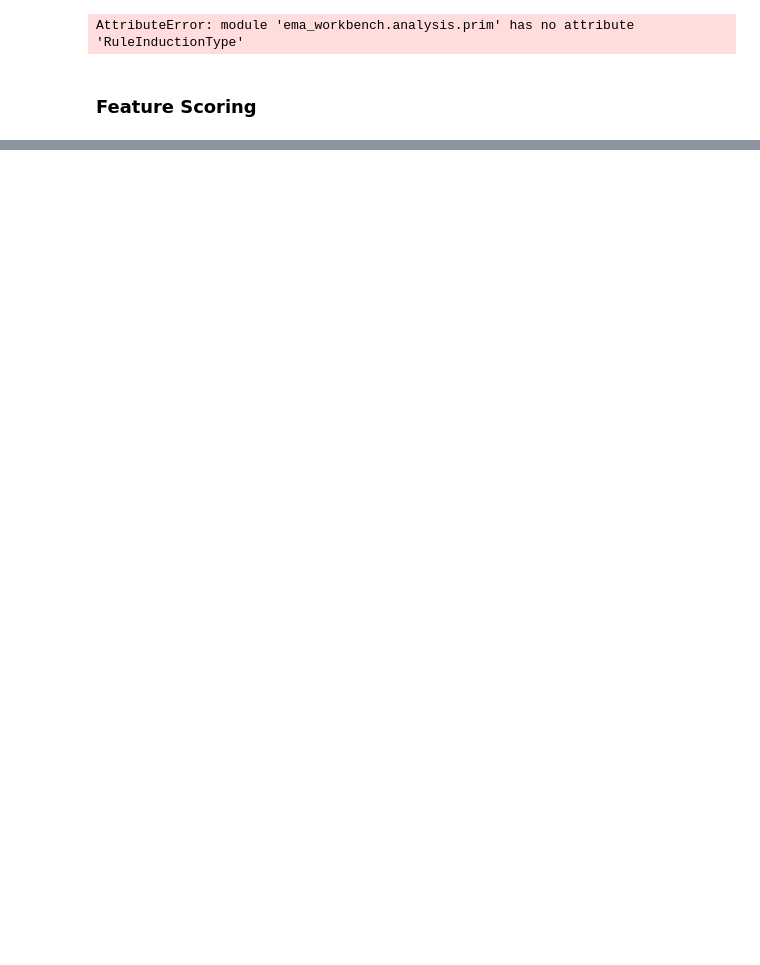
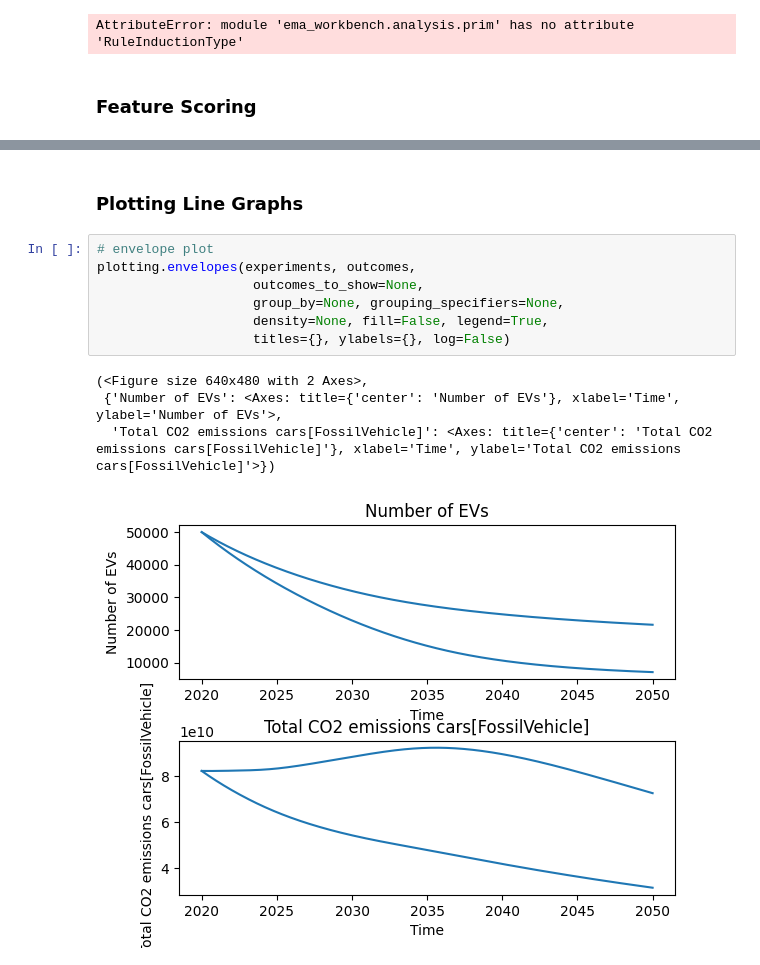
Before and after one commit to juliarozenberg/curacao_ev, a Jupyter notebook: ev_ema_test.ipynb, the cells around one changed output, grey strips where cells are left out. Cells and saved outputs as stored; diff of their text form; blank space fills up the shorter version.

```diff
--- a/ev_ema_test.ipynb
+++ b/ev_ema_test.ipynb
@@ -99,0 +97,14 @@ plt.show()
+# %% [markdown]
+### Plotting Line Graphs
+# %%
+# envelope plot
+plotting.envelopes(experiments, outcomes,
+                    outcomes_to_show=None,
+                    group_by=None, grouping_specifiers=None,
+                    density=None, fill=False, legend=True,
+                    titles={}, ylabels={}, log=False)
+# %% [output]
+(<Figure size 640x480 with 2 Axes>,
+ {'Number of EVs': <Axes: title={'center': 'Number of EVs'}, xlabel='Time', ylabel='Number of EVs'>,
+  'Total CO2 emissions cars[FossilVehicle]': <Axes: title={'center': 'Total CO2 emissions cars[FossilVehicle]'}, xlabel='Time', ylabel='Total CO2 emissions cars[FossilVehicle]'>})
+[figure, added]
```
Also changed, not shown: parts of 9 cells of this notebook.
